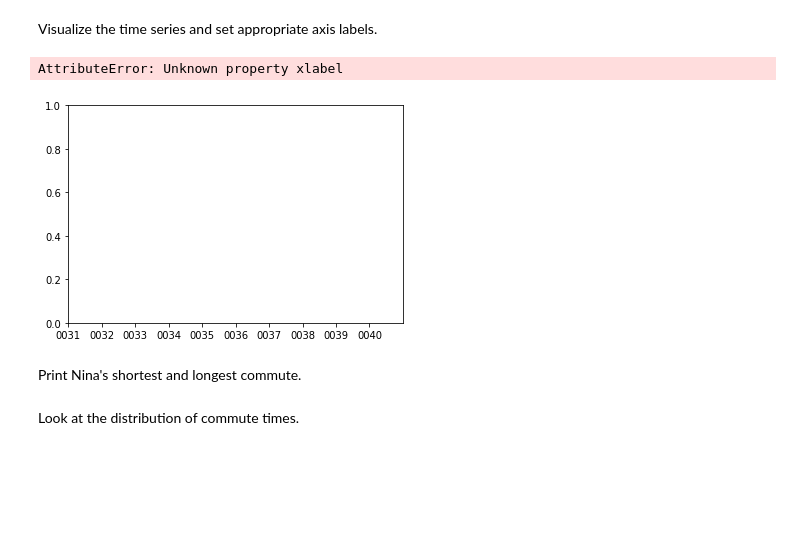
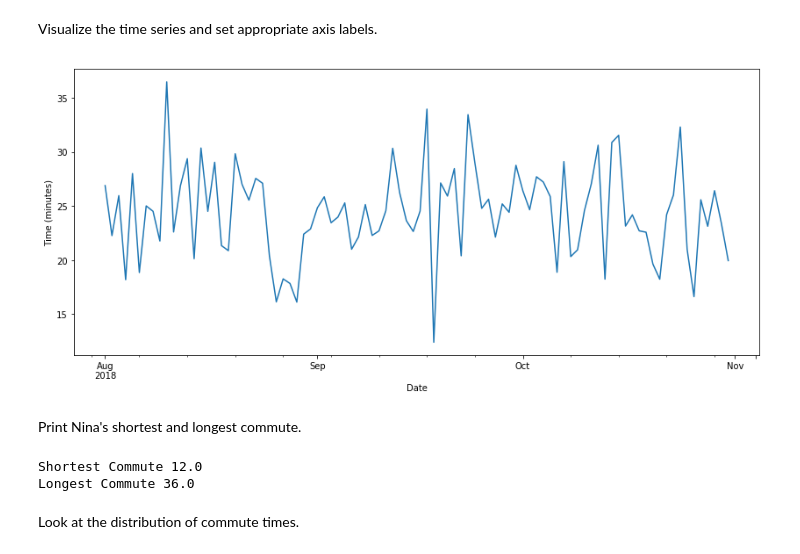
Before and after one commit to MissAle17/dsc-3-26-03-basic-time-series-models-lab-online-ds-sp-000, a Jupyter notebook: index.ipynb, the cells around one changed output. Drawn from its saved outputs; the diff is of its cells as text; code cells hidden in the pictures; blank space fills up the shorter version.

```diff
--- a/index.ipynb
+++ b/index.ipynb
@@ -63,9 +63,10 @@ Visualize the time series and set appropriate axis labels.
 # %%
 # your code here
 ax = commute_series.plot(figsize=(14,6))
-ax.set
+ax.set_xlabel('Date')
+ax.set_ylabel('Time (minutes)')
+plt.show()
 # %% [output]
-AttributeError: Unknown property xlabel
-[figure, old version]
+[figure, new version]
 # %% [markdown]
 Print Nina's shortest and longest commute.
@@ -74,3 +73,10 @@ Print Nina's shortest and longest commute.
+# %%
+# your code here
+print('Shortest Commute',round(commute_series.min(),0) )
+print('Longest Commute', round(commute_series.max(),0) )
+# %% [output]
+Shortest Commute 12.0
+Longest Commute 36.0
 # %%
 # your code here
 # %% [markdown]
```
Also changed, not shown: parts of 4 cells of this notebook.
